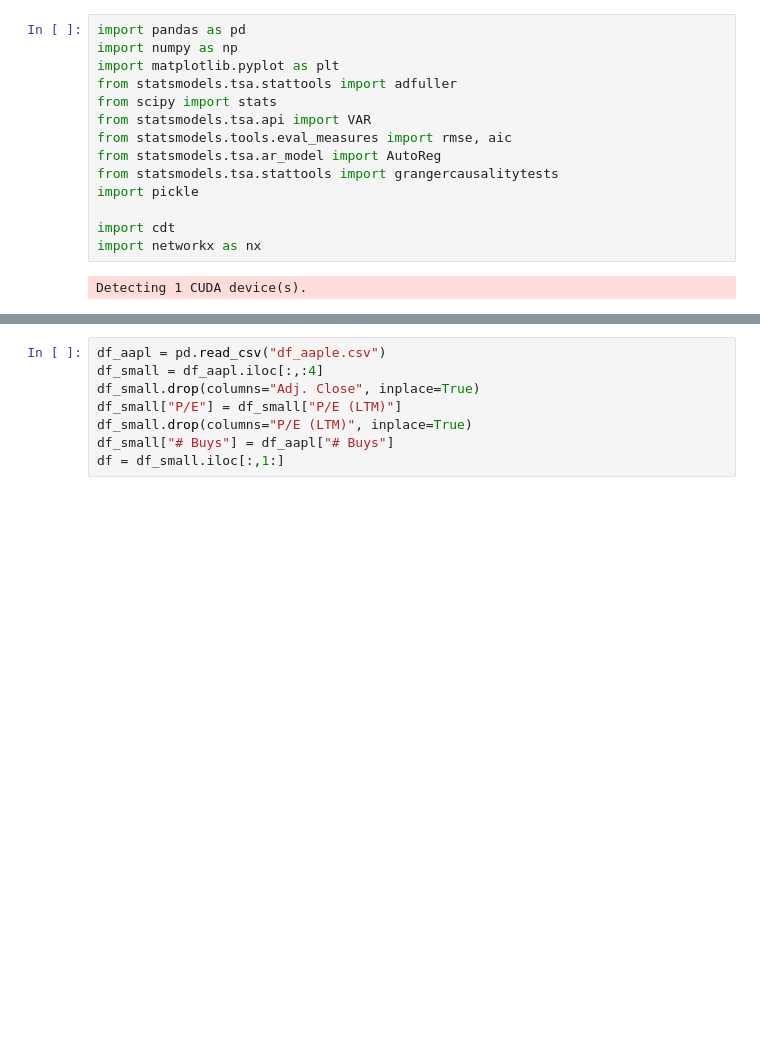
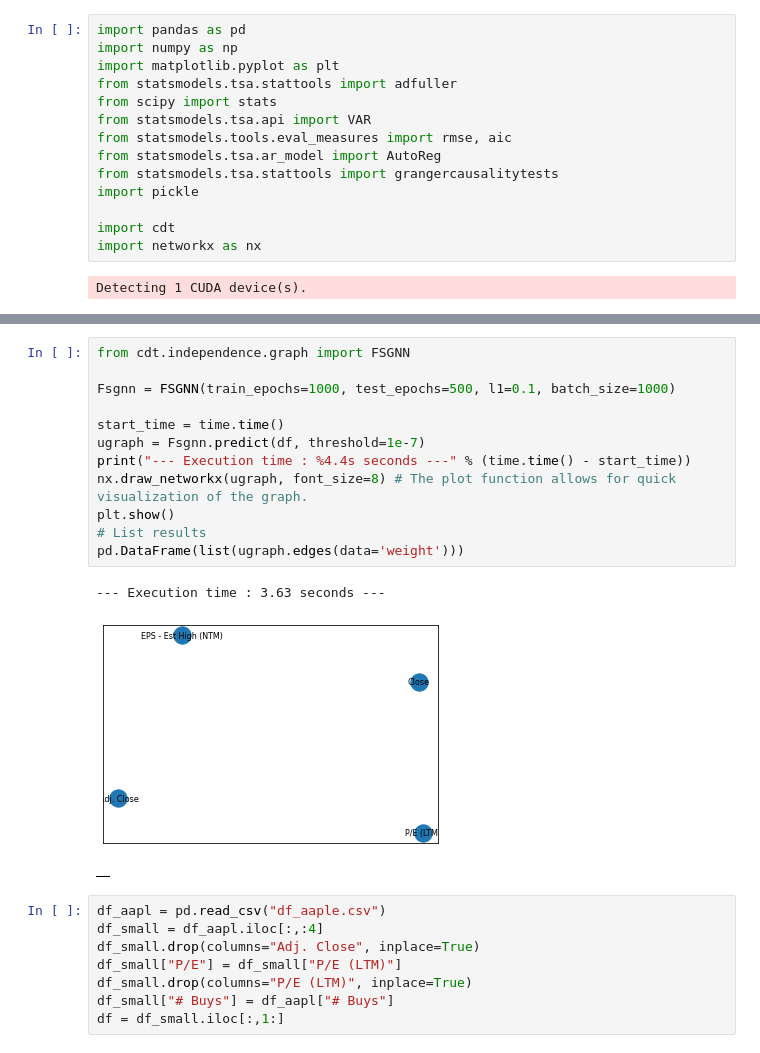
Before and after one commit to ToshaQE/Sun-2014, a Jupyter notebook: cdt_test.ipynb, the cells around one changed output, grey strips where cells are left out. Saved outputs shown, nothing was run; the diff lists cells and outputs as text; blank space fills up the shorter version.

```diff
--- a/cdt_test.ipynb
+++ b/cdt_test.ipynb
@@ -35,3 +64,19 @@ df
+# %%
+from cdt.independence.graph import FSGNN
+
+Fsgnn = FSGNN(train_epochs=1000, test_epochs=500, l1=0.1, batch_size=1000)
+
+start_time = time.time()
+ugraph = Fsgnn.predict(df, threshold=1e-7)
+print("--- Execution time : %4.4s seconds ---" % (time.time() - start_time))
+nx.draw_networkx(ugraph, font_size=8) # The plot function allows for quick visualization of the graph.
+plt.show()
+# List results
+pd.DataFrame(list(ugraph.edges(data='weight')))
+# %% [output]
+--- Execution time : 3.63 seconds ---
+[figure, added]
+|  |
 # %%
 df_aapl = pd.read_csv("df_aaple.csv")
 df_small = df_aapl.iloc[:,:4]
```
Also changed, not shown: parts of 10 cells of this notebook, 4 other files.
